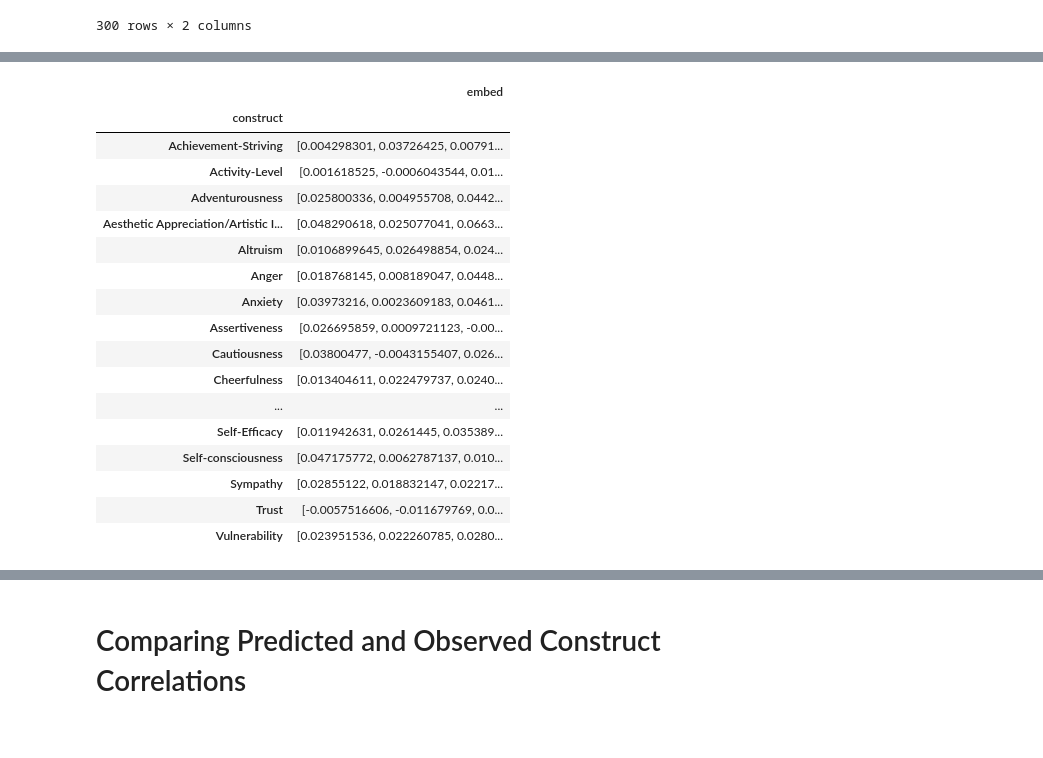
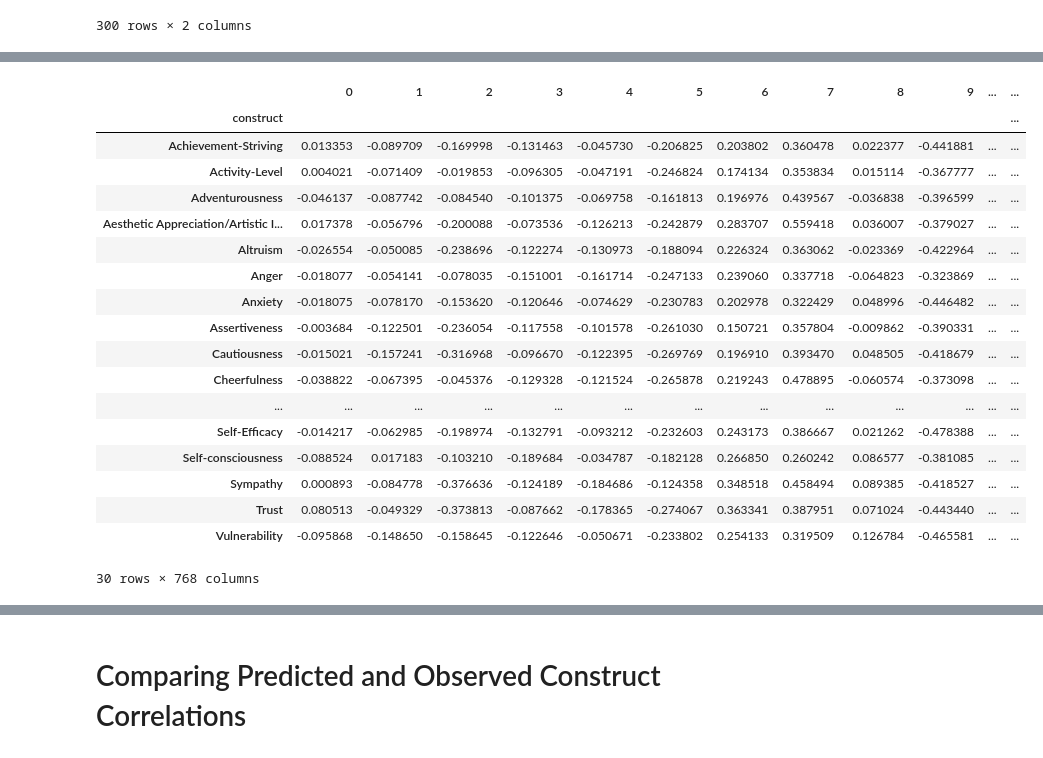
Before and after one commit to dwulff/LLM4JDM, a Jupyter notebook: ex2/personality_struct.ipynb, the cells around one changed output, grey strips where cells are left out. Cells and saved outputs as stored; diff of their text form; code cells hidden in the pictures.

```diff
--- a/ex2/personality_struct.ipynb
+++ b/ex2/personality_struct.ipynb
@@ -42,0 +34,7 @@ neo_items
+# %%
+# Tokenizing the text
+model_ckpt = 'distilbert-base-uncased'
+tokenizer = AutoTokenizer.from_pretrained(model_ckpt)
+tokenize = lambda x: tokenizer(x['text'], padding=True, truncation=True)
+dataset = dataset.map(tokenize, batched=True, batch_size=None)
+print(tokenizer.decode(dataset[0]['input_ids']))
@@ -42,0 +50,5 @@ neo_items
+# %%
+dataset.set_format('torch', columns=['input_ids', 'attention_mask'])
+
+# Printing the first item
+dataset[0]
@@ -42,0 +64,5 @@ neo_items
+# %%
+# Loading the model and moving it to the GPU if available
+device = torch.device('cuda') if torch.cuda.is_available() else torch.device('cpu')
+model = AutoModel.from_pretrained(model_ckpt).to(device)
+model
@@ -42,0 +90,12 @@ neo_items
+# %%
+def extract_features(batch):
+    """Extract features from a batch of items"""
+    inputs = {k:v.to(device) for k, v in batch.items() if k in tokenizer.model_input_names}
+    with torch.no_grad():
+        last_hidden_state = model(**inputs).last_hidden_state
+        return {"hidden_state": last_hidden_state[:,0].cpu().numpy()}
+
+
+embeds = dataset.map(extract_features, batched=True, batch_size=5)
+embeds = pd.DataFrame(embeds['hidden_state'])
+embeds
@@ -43,23 +116,24 @@ neo_items
 # %%
-# Averaging item embeddings to get construct embeddings
-construct_embeds = neo_items[['construct', 'embed']].groupby('construct').mean(numeric_only=False)
+embeds['construct'] = neo_items['construct']
+construct_embeds = embeds.groupby('construct').mean(numeric_only=True)
 construct_embeds
 # %% [output]
-|  | embed |
-| construct |  |
-| Achievement-Striving | [0.004298301, 0.03726425, 0.00791... |
-| Activity-Level | [0.001618525, -0.0006043544, 0.01... |
-| Adventurousness | [0.025800336, 0.004955708, 0.0442... |
-| Aesthetic Appreciation/Artistic I... | [0.048290618, 0.025077041, 0.0663... |
-| Altruism | [0.0106899645, 0.026498854, 0.024... |
-| Anger | [0.018768145, 0.008189047, 0.0448... |
-| Anxiety | [0.03973216, 0.0023609183, 0.0461... |
-| Assertiveness | [0.026695859, 0.0009721123, -0.00... |
-| Cautiousness | [0.03800477, -0.0043155407, 0.026... |
-| Cheerfulness | [0.013404611, 0.022479737, 0.0240... |
-| ... | ... |
-| Self-Efficacy | [0.011942631, 0.0261445, 0.035389... |
-| Self-consciousness | [0.047175772, 0.0062787137, 0.010... |
-| Sympathy | [0.02855122, 0.018832147, 0.02217... |
-| Trust | [-0.0057516606, -0.011679769, 0.0... |
-| Vulnerability | [0.023951536, 0.022260785, 0.0280... |
+|  | 0 | 1 | 2 | 3 | 4 | 5 | 6 | 7 | 8 | 9 | ... | ... |
+| construct |  |  |  |  |  |  |  |  |  |  |  | ... |
+| Achievement-Striving | 0.013353 | -0.089709 | -0.169998 | -0.131463 | -0.045730 | -0.206825 | 0.203802 | 0.360478 | 0.022377 | -0.441881 | ... | ... |
+| Activity-Level | 0.004021 | -0.071409 | -0.019853 | -0.096305 | -0.047191 | -0.246824 | 0.174134 | 0.353834 | 0.015114 | -0.367777 | ... | ... |
+| Adventurousness | -0.046137 | -0.087742 | -0.084540 | -0.101375 | -0.069758 | -0.161813 | 0.196976 | 0.439567 | -0.036838 | -0.396599 | ... | ... |
+| Aesthetic Appreciation/Artistic I... | 0.017378 | -0.056796 | -0.200088 | -0.073536 | -0.126213 | -0.242879 | 0.283707 | 0.559418 | 0.036007 | -0.379027 | ... | ... |
+| Altruism | -0.026554 | -0.050085 | -0.238696 | -0.122274 | -0.130973 | -0.188094 | 0.226324 | 0.363062 | -0.023369 | -0.422964 | ... | ... |
+| Anger | -0.018077 | -0.054141 | -0.078035 | -0.151001 | -0.161714 | -0.247133 | 0.239060 | 0.337718 | -0.064823 | -0.323869 | ... | ... |
+| Anxiety | -0.018075 | -0.078170 | -0.153620 | -0.120646 | -0.074629 | -0.230783 | 0.202978 | 0.322429 | 0.048996 | -0.446482 | ... | ... |
+| Assertiveness | -0.003684 | -0.122501 | -0.236054 | -0.117558 | -0.101578 | -0.261030 | 0.150721 | 0.357804 | -0.009862 | -0.390331 | ... | ... |
+| Cautiousness | -0.015021 | -0.157241 | -0.316968 | -0.096670 | -0.122395 | -0.269769 | 0.196910 | 0.393470 | 0.048505 | -0.418679 | ... | ... |
+| Cheerfulness | -0.038822 | -0.067395 | -0.045376 | -0.129328 | -0.121524 | -0.265878 | 0.219243 | 0.478895 | -0.060574 | -0.373098 | ... | ... |
+| ... | ... | ... | ... | ... | ... | ... | ... | ... | ... | ... | ... | ... |
+| Self-Efficacy | -0.014217 | -0.062985 | -0.198974 | -0.132791 | -0.093212 | -0.232603 | 0.243173 | 0.386667 | 0.021262 | -0.478388 | ... | ... |
+| Self-consciousness | -0.088524 | 0.017183 | -0.103210 | -0.189684 | -0.034787 | -0.182128 | 0.266850 | 0.260242 | 0.086577 | -0.381085 | ... | ... |
+| Sympathy | 0.000893 | -0.084778 | -0.376636 | -0.124189 | -0.184686 | -0.124358 | 0.348518 | 0.458494 | 0.089385 | -0.418527 | ... | ... |
+| Trust | 0.080513 | -0.049329 | -0.373813 | -0.087662 | -0.178365 | -0.274067 | 0.363341 | 0.387951 | 0.071024 | -0.443440 | ... | ... |
+| Vulnerability | -0.095868 | -0.148650 | -0.158645 | -0.122646 | -0.050671 | -0.233802 | 0.254133 | 0.319509 | 0.126784 | -0.465581 | ... | ... |
+30 rows × 768 columns
```
Also changed, not shown: parts of 17 cells of this notebook.
